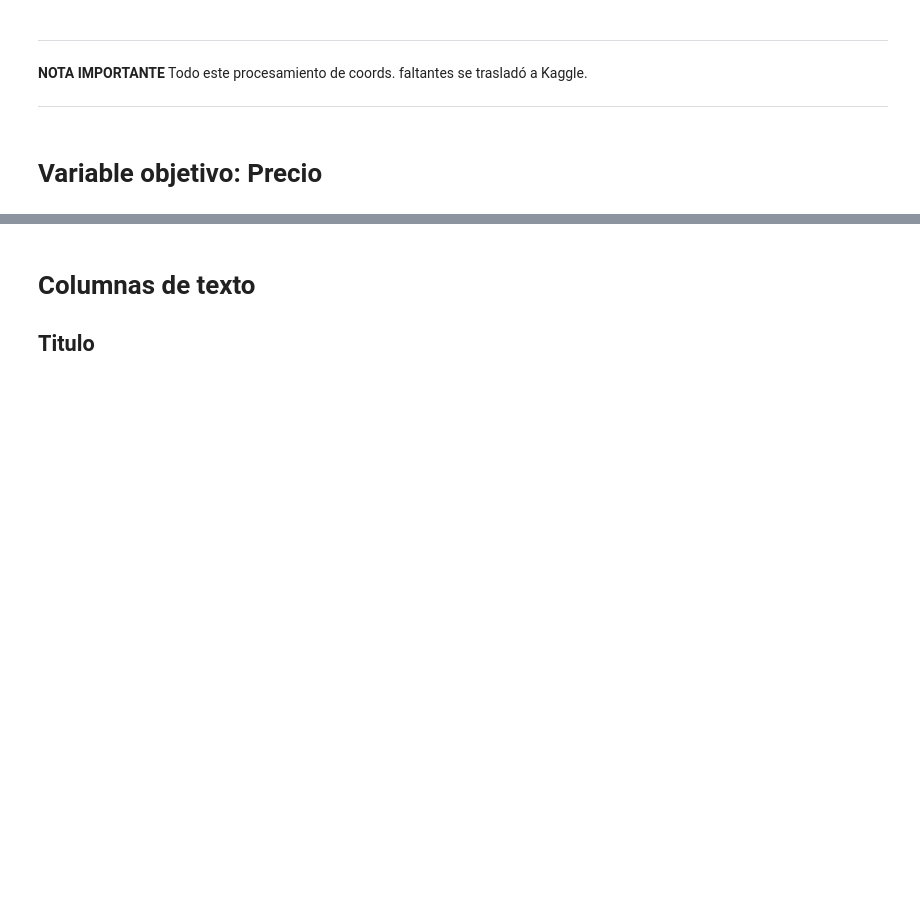
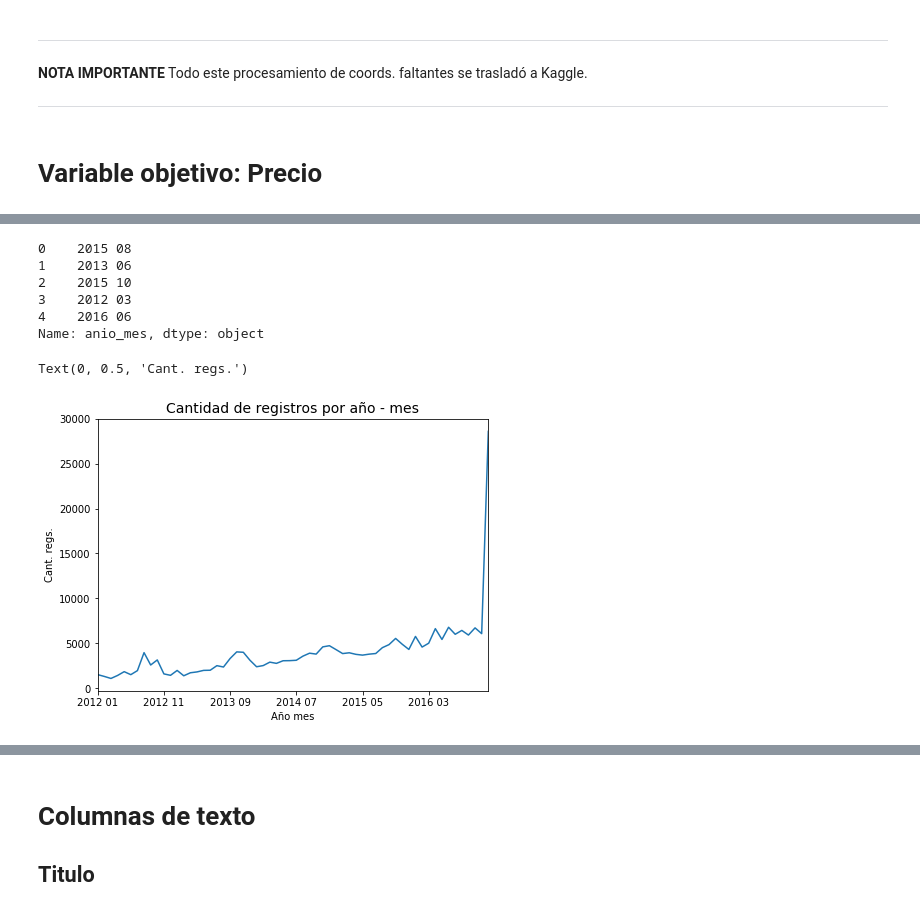
Before and after one commit to rozanecm/7506_2c2019_tp1, a Jupyter notebook: notebooks/basic general analysis by rozanecm.ipynb, the cells around one changed output, grey strips where cells are left out. Cells and saved outputs as stored; diff of their text form; code cells hidden in the pictures; blank space fills up the shorter version.

```diff
--- a/notebooks/basic general analysis by rozanecm.ipynb
+++ b/notebooks/basic general analysis by rozanecm.ipynb
@@ -284,0 +316,24 @@ density_plot('precio', title='Distribución de la variable objetivo; fit: expone
+# %%
+def extract_anio_mes(x):
+    if x.month > 9:
+        return str(x.year) + " " + str(x.month)
+    return str(x.year) + " 0" + str(x.month)
+# %%
+df['anio_mes'] = df['fecha'].apply(lambda x: extract_anio_mes(x))
+# %%
+df['anio_mes'].head()
+# %% [output]
+0    2015 08
+1    2013 06
+2    2015 10
+3    2012 03
+4    2016 06
+Name: anio_mes, dtype: object
+# %%
+ax = df.groupby('anio_mes').size().sort_index().plot(figsize=(7,5), title='asdf')
+ax.set_title('Cantidad de registros por año - mes', fontdict={'fontsize':14})
+ax.set_xlabel('Año mes')
+ax.set_ylabel('Cant. regs.')
+# %% [output]
+Text(0, 0.5, 'Cant. regs.')
+[figure, added]
```
Also changed, not shown: parts of 18 cells of this notebook.
